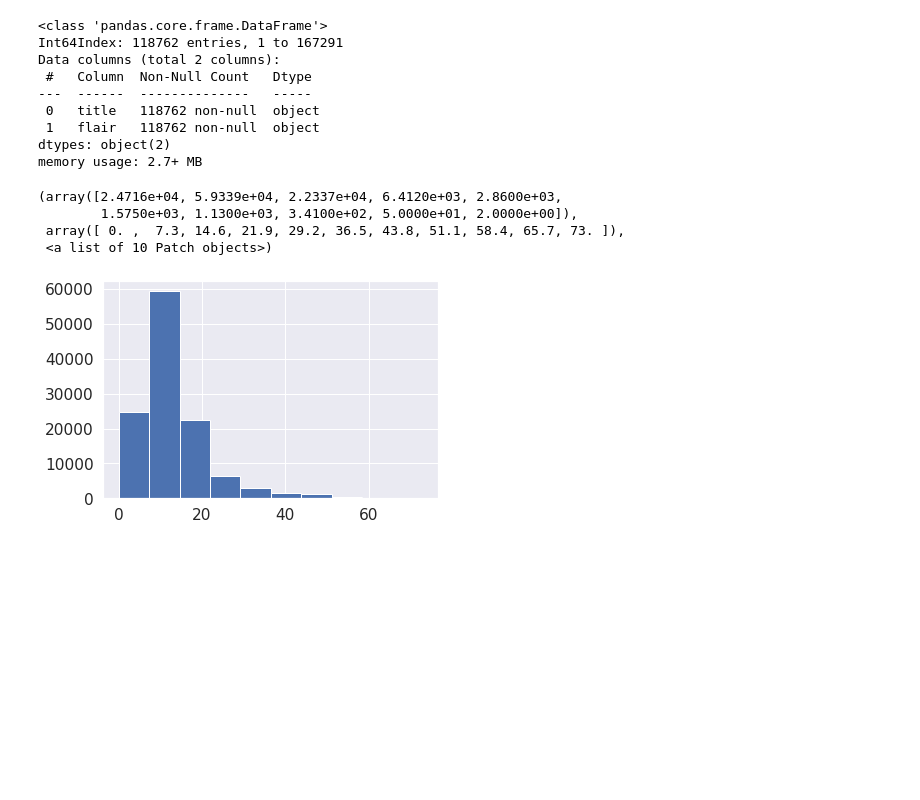
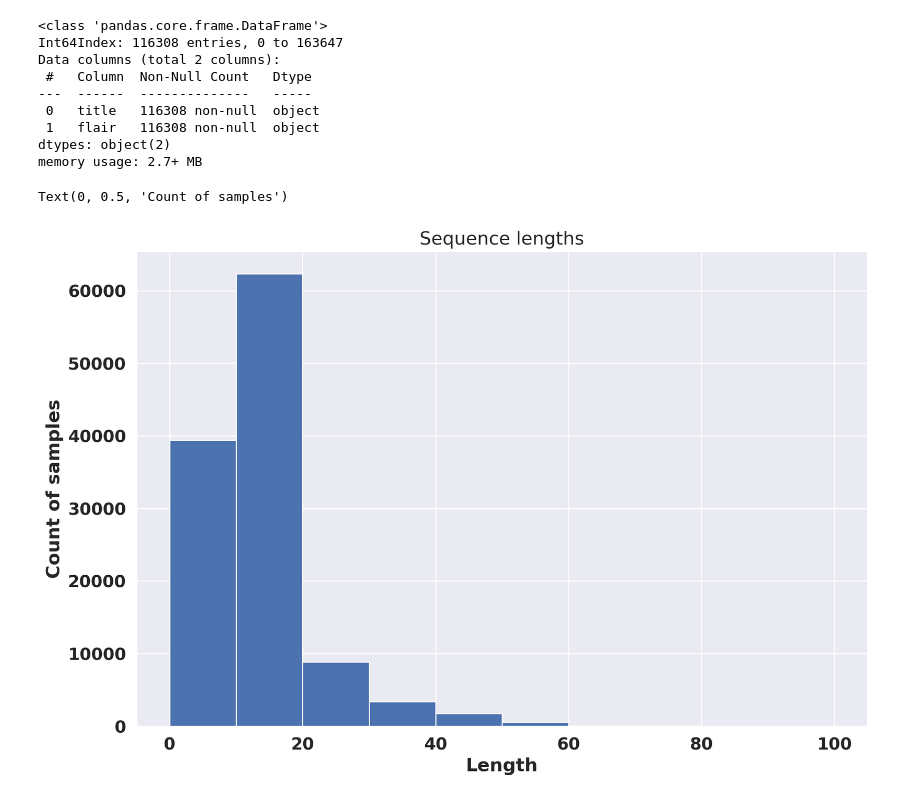
Before and after one commit to sm823zw/Reddit-Flair-Detection, a Jupyter notebook: bert_trainer.ipynb, the cells around one changed output. Drawn from its saved outputs; the diff is of its cells as text; code cells hidden in the pictures; blank space fills up the shorter version.

```diff
--- a/bert_trainer.ipynb
+++ b/bert_trainer.ipynb
@@ -38,10 +15,19 @@ Drive already mounted at /content/drive; to attempt to forcibly remount, call dr
+# %%
+background = '#D7E5E5'
+mpl.rcParams['font.family']= 'Candara'
+mpl.rcParams['font.size'] = 12
+mpl.rcParams['font.weight'] = 'bold'
+mpl.rcParams['legend.title_fontsize'] = 10
+mpl.rcParams['savefig.facecolor']='white'
+mpl.rcParams['legend.fontsize'] = 10
+mpl.rcParams['axes.labelweight'] = 'heavy'
 # %%
 physical_devices = tf.config.list_physical_devices('GPU')
 tf.config.experimental.set_memory_growth(physical_devices[0], True)
 # %%
 pd.set_option('display.max_colwidth', None)
 # %%
-df = pd.read_csv('/content/drive/My Drive/final_dataset.csv', index_col=0)
+df = pd.read_csv('../input/redditflairdataset/final_dataset.csv', index_col=0)
 # %%
 df
 # %% [output]
@@ -89,21 +78,22 @@ d.plot.pie(autopct='%1.1f%%')
 df.info()
 # %% [output]
 <class 'pandas.core.frame.DataFrame'>
-Int64Index: 118762 entries, 1 to 167291
+Int64Index: 116308 entries, 0 to 163647
 Data columns (total 2 columns):
  #   Column  Non-Null Count   Dtype
 ---  ------  --------------   -----
- 0   title   118762 non-null  object
- 1   flair   118762 non-null  object
+ 0   title   116308 non-null  object
+ 1   flair   116308 non-null  object
 dtypes: object(2)
 memory usage: 2.7+ MB
 # %%
-# lengths = list(df.full_text.str.split().str.len())
+fig = plt.figure(figsize=(12, 8))
+fig.set_dpi(200)
 lengths = list(df.title.str.split().str.len())
-plt.hist(lengths, range=(0, max(lengths)))
+plt.hist(lengths, range=(0, 100))
+plt.title('Sequence lengths')
+plt.xlabel('Length')
+plt.ylabel('Count of samples')
 # %% [output]
-(array([2.4716e+04, 5.9339e+04, 2.2337e+04, 6.4120e+03, 2.8600e+03,
-        1.5750e+03, 1.1300e+03, 3.4100e+02, 5.0000e+01, 2.0000e+00]),
- array([ 0. ,  7.3, 14.6, 21.9, 29.2, 36.5, 43.8, 51.1, 58.4, 65.7, 73. ]),
- <a list of 10 Patch objects>)
+Text(0, 0.5, 'Count of samples')
-[figure, old version]
+[figure, new version]
```
Also changed, not shown: parts of 24 cells of this notebook, 1 other file.
